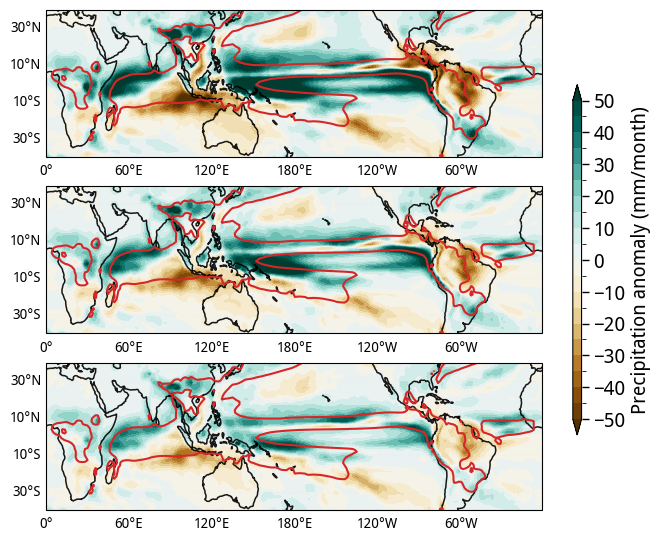
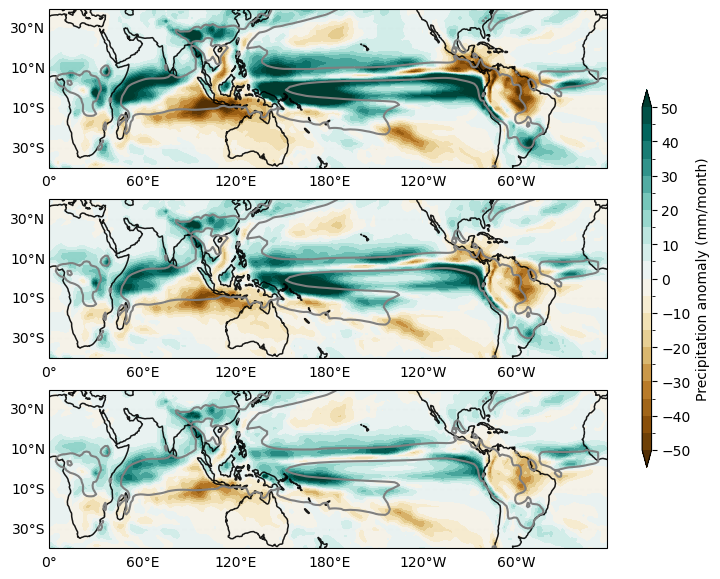
Code edit (unified diff) that turned the first committed figure into the second:
--- before
+++ after
@@ -1,4 +1,4 @@
-plot_maps(xx, yy, stable_plot_list, ['']*3, ['']*3, cmap='BrBG', levels = np.linspace(-50, 50, 21), pval = [], draw_winds=False, u_wnd=[], v_wnd=[], wind_scale=20, draw_contour=True, contour_data=contour_data, contour_levels=[150], contour_colors='tab:red', 
+plot_maps(xx, yy, stable_plot_list, ['']*3, ['']*3, cmap='BrBG', levels = np.linspace(-50, 50, 21), pval = [], draw_winds=False, u_wnd=[], v_wnd=[], wind_scale=20, draw_contour=True, contour_data=contour_data, contour_levels=[150], contour_colors='tab:gray', 
             set_locator=True, yloc=[-30, -10, 10, 30], xloc=[-120, -60, 0, 60, 120, 180],
-            nrows=3, ncols=1, figsize=(8,6.5), land_mask_list = [], add_patch=False, add_patch_extra=False, hatch_type = 'insig', proj=ccrs.PlateCarree(central_longitude=180), 
+            nrows=3, ncols=1, figsize=(9,7), land_mask_list = [], add_patch=False, add_patch_extra=False, hatch_type = 'insig', proj=ccrs.PlateCarree(central_longitude=180), 
             cbar_kwargs=dict(orientation='vertical', label='Precipitation anomaly (mm/month)', aspect=40, shrink=0.7, pad=0.05), draw_labels=True, draw_colorbar=True, auto_aspect=True)

Commit: reorganisation and udpating the heat transport plots and thermocline changes